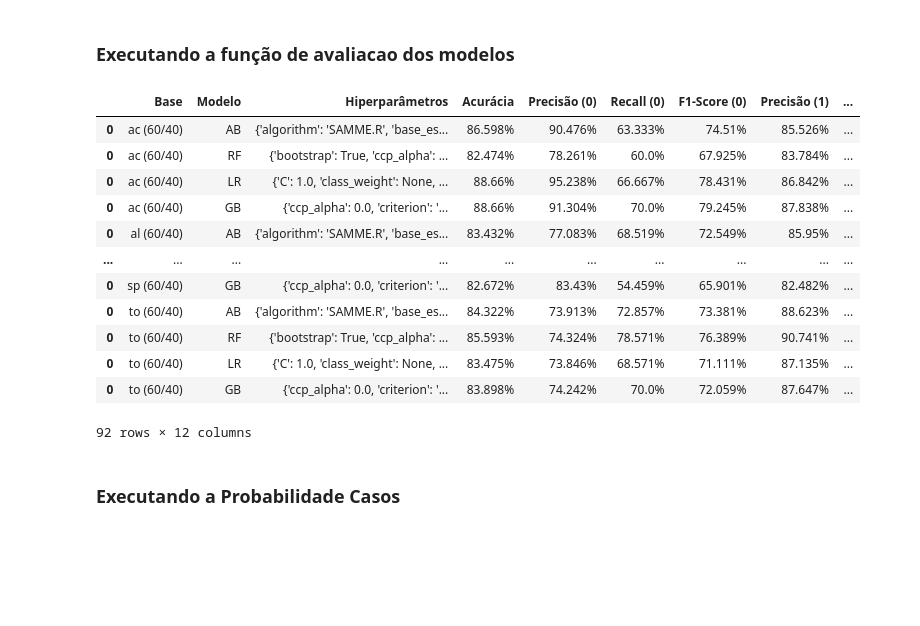
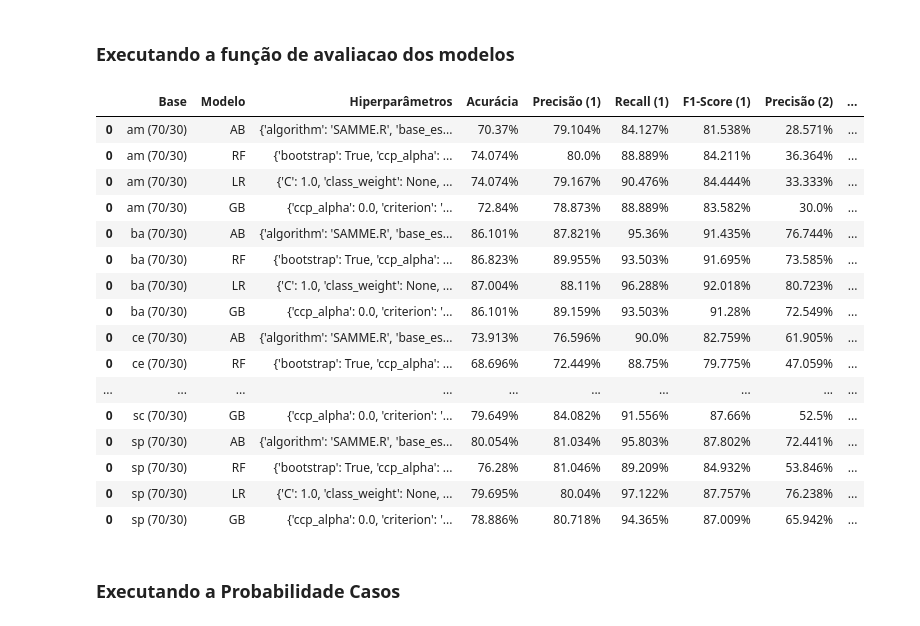
Before and after one commit to WallaceHolanda/covid_mortality_risk_prediction, a Jupyter notebook: notebook/analiseOpenData/analisandoModelos.ipynb, the cells around one changed output. Saved outputs shown, nothing was run; the diff lists cells and outputs as text; code cells hidden in the pictures; blank space fills up the shorter version.

Commit message:
Verificando o desempenho dos modelos na base de internados e curados

```diff
--- a/notebook/analiseOpenData/analisandoModelos.ipynb
+++ b/notebook/analiseOpenData/analisandoModelos.ipynb
@@ -55,19 +55,25 @@ modelos = {
 # %% [markdown]
 ### Carregando o caminho das Bases de Dados
 # %%
-listaBases = ["oc-6040-ac.xlsx", "oc-6040-al.xlsx", "oc-6040-am.xlsx", "oc-6040-ap.xlsx", "oc-6040-ba.xlsx",
-              "oc-6040-ce.xlsx", "oc-6040-df.xlsx", "oc-6040-go.xlsx", "oc-6040-ma.xlsx", "oc-6040-mg.xlsx",
-              "oc-6040-mt.xlsx", "oc-6040-pa.xlsx", "oc-6040-pb.xlsx", "oc-6040-pe.xlsx", "oc-6040-pi.xlsx",
-              "oc-6040-rj.xlsx", "oc-6040-rn.xlsx", "oc-6040-ro.xlsx", "oc-6040-rr.xlsx", "oc-6040-rs.xlsx",
-              "oc-6040-sc.xlsx", "oc-6040-sp.xlsx", "oc-6040-to.xlsx"]
+listaBases = ["oc-7030-ac.xlsx", "oc-7030-al.xlsx", "oc-7030-am.xlsx", "oc-7030-ap.xlsx", "oc-7030-ba.xlsx",
+              "oc-7030-ce.xlsx", "oc-7030-df.xlsx", "oc-7030-go.xlsx", "oc-7030-ma.xlsx", "oc-7030-mg.xlsx",
+              "oc-7030-mt.xlsx", "oc-7030-pa.xlsx", "oc-7030-pb.xlsx", "oc-7030-pe.xlsx", "oc-7030-pi.xlsx",
+              "oc-7030-rj.xlsx", "oc-7030-rn.xlsx", "oc-7030-ro.xlsx", "oc-7030-rr.xlsx", "oc-7030-rs.xlsx",
+              "oc-7030-sc.xlsx", "oc-7030-sp.xlsx", "oc-7030-to.xlsx"]
+
+basesObitoCurado = ["ic-7030-am.xlsx", "ic-7030-ba.xlsx", "ic-7030-ce.xlsx", "ic-7030-df.xlsx", "ic-7030-go.xlsx",
+                    "ic-7030-mg.xlsx", "ic-7030-ms.xlsx", "ic-7030-pa.xlsx", "ic-7030-pb.xlsx", "ic-7030-pi.xlsx",
+                    "ic-7030-rj.xlsx", "ic-7030-rs.xlsx", "ic-7030-sc.xlsx", "ic-7030-sp.xlsx"]
 # %%
 import re
 
 bases = {}
-proporcao = " (60/40)"
+proporcao = " (70/30)"
+baseAlvo = basesObitoCurado
 
-for i in range(0, len(listaBases)):
-    uf = re.compile( "0-(.*?).xlsx").search(listaBases[i]).group(1)
-    bases[uf + str(proporcao)] = str("BasesBalanceadas/Obito-Curado/") + listaBases[i]
 
-# bases
+for i in range(0, len(baseAlvo)):
+    uf = re.compile( "0-(.*?).xlsx").search(baseAlvo[i]).group(1)
+    bases[uf + str(proporcao)] = str("BasesBalanceadas/Internado-Curado/") + baseAlvo[i]
+
+bases
@@ -83,20 +104,24 @@ colunasRemovidas = ['disturbiosOlfativos', 'disturbiosGustatorios', 'puerpera',
 # %% [markdown]
 ### Executando a função de avaliacao dos modelos
 # %%
-desempenhoDosModelos = mf.testarModelos(bases, alvo, colunasRemovidas, modelos)
+desempenhoDosModelos = mf.testarModelos(bases, alvo, colunasRemovidas, modelos, [1, 2])
 desempenhoDosModelos
 # %% [output]
-|  | Base | Modelo | Hiperparâmetros | Acurácia | Precisão (0) | Recall (0) | F1-Score (0) | Precisão (1) | ... |
-| 0 | ac (60/40) | AB | {'algorithm': 'SAMME.R', 'base_es... | 86.598% | 90.476% | 63.333% | 74.51% | 85.526% | ... |
-| 0 | ac (60/40) | RF | {'bootstrap': True, 'ccp_alpha': ... | 82.474% | 78.261% | 60.0% | 67.925% | 83.784% | ... |
-| 0 | ac (60/40) | LR | {'C': 1.0, 'class_weight': None, ... | 88.66% | 95.238% | 66.667% | 78.431% | 86.842% | ... |
-| 0 | ac (60/40) | GB | {'ccp_alpha': 0.0, 'criterion': '... | 88.66% | 91.304% | 70.0% | 79.245% | 87.838% | ... |
-| 0 | al (60/40) | AB | {'algorithm': 'SAMME.R', 'base_es... | 83.432% | 77.083% | 68.519% | 72.549% | 85.95% | ... |
+|  | Base | Modelo | Hiperparâmetros | Acurácia | Precisão (1) | Recall (1) | F1-Score (1) | Precisão (2) | ... |
+| 0 | am (70/30) | AB | {'algorithm': 'SAMME.R', 'base_es... | 70.37% | 79.104% | 84.127% | 81.538% | 28.571% | ... |
+| 0 | am (70/30) | RF | {'bootstrap': True, 'ccp_alpha': ... | 74.074% | 80.0% | 88.889% | 84.211% | 36.364% | ... |
+| 0 | am (70/30) | LR | {'C': 1.0, 'class_weight': None, ... | 74.074% | 79.167% | 90.476% | 84.444% | 33.333% | ... |
+| 0 | am (70/30) | GB | {'ccp_alpha': 0.0, 'criterion': '... | 72.84% | 78.873% | 88.889% | 83.582% | 30.0% | ... |
+| 0 | ba (70/30) | AB | {'algorithm': 'SAMME.R', 'base_es... | 86.101% | 87.821% | 95.36% | 91.435% | 76.744% | ... |
+| 0 | ba (70/30) | RF | {'bootstrap': True, 'ccp_alpha': ... | 86.823% | 89.955% | 93.503% | 91.695% | 73.585% | ... |
+| 0 | ba (70/30) | LR | {'C': 1.0, 'class_weight': None, ... | 87.004% | 88.11% | 96.288% | 92.018% | 80.723% | ... |
+| 0 | ba (70/30) | GB | {'ccp_alpha': 0.0, 'criterion': '... | 86.101% | 89.159% | 93.503% | 91.28% | 72.549% | ... |
+| 0 | ce (70/30) | AB | {'algorithm': 'SAMME.R', 'base_es... | 73.913% | 76.596% | 90.0% | 82.759% | 61.905% | ... |
+| 0 | ce (70/30) | RF | {'bootstrap': True, 'ccp_alpha': ... | 68.696% | 72.449% | 88.75% | 79.775% | 47.059% | ... |
 | ... | ... | ... | ... | ... | ... | ... | ... | ... | ... |
-| 0 | sp (60/40) | GB | {'ccp_alpha': 0.0, 'criterion': '... | 82.672% | 83.43% | 54.459% | 65.901% | 82.482% | ... |
-| 0 | to (60/40) | AB | {'algorithm': 'SAMME.R', 'base_es... | 84.322% | 73.913% | 72.857% | 73.381% | 88.623% | ... |
-| 0 | to (60/40) | RF | {'bootstrap': True, 'ccp_alpha': ... | 85.593% | 74.324% | 78.571% | 76.389% | 90.741% | ... |
-| 0 | to (60/40) | LR | {'C': 1.0, 'class_weight': None, ... | 83.475% | 73.846% | 68.571% | 71.111% | 87.135% | ... |
-| 0 | to (60/40) | GB | {'ccp_alpha': 0.0, 'criterion': '... | 83.898% | 74.242% | 70.0% | 72.059% | 87.647% | ... |
+| 0 | sc (70/30) | GB | {'ccp_alpha': 0.0, 'criterion': '... | 79.649% | 84.082% | 91.556% | 87.66% | 52.5% | ... |
+| 0 | sp (70/30) | AB | {'algorithm': 'SAMME.R', 'base_es... | 80.054% | 81.034% | 95.803% | 87.802% | 72.441% | ... |
+| 0 | sp (70/30) | RF | {'bootstrap': True, 'ccp_alpha': ... | 76.28% | 81.046% | 89.209% | 84.932% | 53.846% | ... |
+| 0 | sp (70/30) | LR | {'C': 1.0, 'class_weight': None, ... | 79.695% | 80.04% | 97.122% | 87.757% | 76.238% | ... |
+| 0 | sp (70/30) | GB | {'ccp_alpha': 0.0, 'criterion': '... | 78.886% | 80.718% | 94.365% | 87.009% | 65.942% | ... |
-92 rows × 12 columns
 # %%
```
Also changed, not shown: parts of 2 cells of this notebook, 2 other files.
